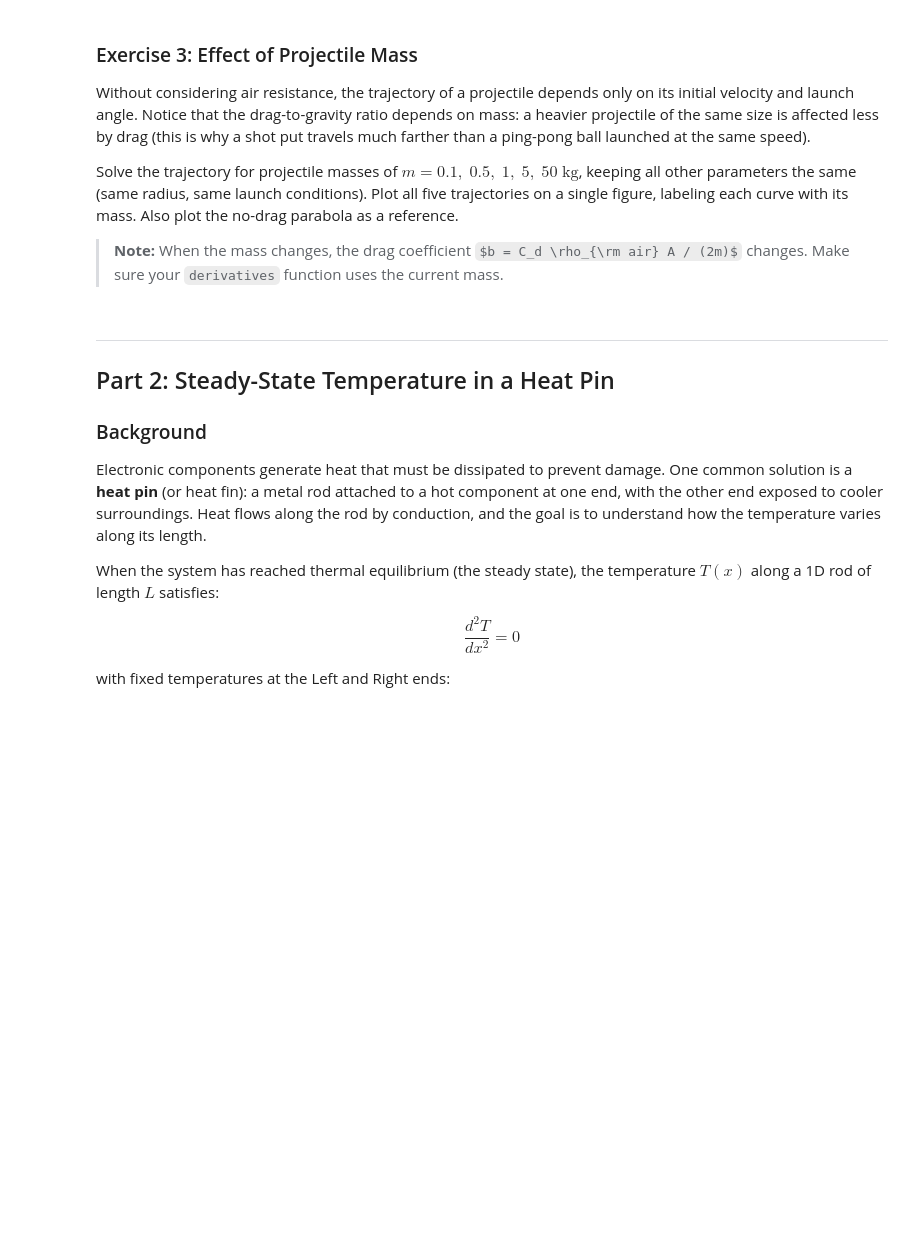
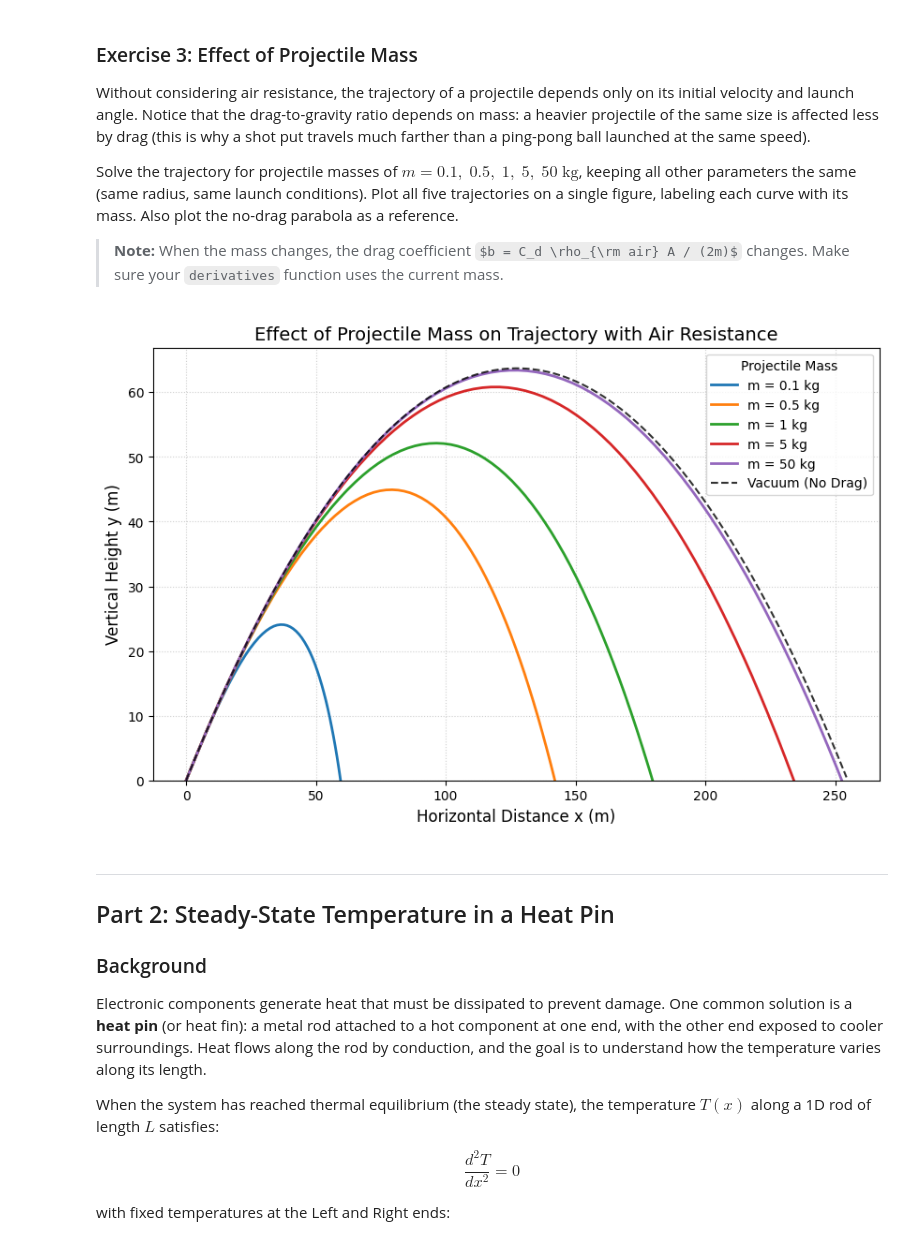
Before and after one commit to ryanmoritz1213/numerical-methods, a Jupyter notebook: assignments/week_09/odes_pdes.ipynb, the cells around one changed output. Saved outputs shown, nothing was run; the diff lists cells and outputs as text; code cells hidden in the pictures; some formulas as TeX source; blank space fills up the shorter version.

```diff
--- a/assignments/week_09/odes_pdes.ipynb
+++ b/assignments/week_09/odes_pdes.ipynb
@@ -165,6 +242,38 @@ Solve the trajectory for projectile masses of $m = 0.1,\; 0.5,\; 1,\; 5,\; 50\;\
 > **Note:** When the mass changes, the drag coefficient $b = C_d \rho_{\rm air} A / (2m)$ changes. Make sure your `derivatives` function uses the current mass.
 # %%
 # solve and plot trajectories for multiple masses
+mass_list = [0.1, 0.5, 1, 5, 50]
+
+plt.figure(figsize=(10, 6))
+
+for m_val in mass_list:
+    m = m_val
+
+    # Solve the IVP with current mass
+    sol = solve_ivp(derivatives, (0, 30), u0, events=ground_hit, max_step=0.1)
+
+    # Plot the resulting trajectory
+    plt.plot(sol.y[0], sol.y[1], label=f'm = {m_val} kg', lw=2)
+
+t_vac = np.linspace(0, 10, 500)
+vx0, vy0 = u0[2], u0[3]
+x_vac = vx0 * t_vac
+y_vac = vy0 * t_vac - 0.5 * g * t_vac**2
+
+# Mask to keep the line above ground
+mask = y_vac >= 0
+plt.plot(x_vac[mask], y_vac[mask], 'k--', label='Vacuum (No Drag)', alpha=0.8)
+
+# Final Formatting
+plt.title('Effect of Projectile Mass on Trajectory with Air Resistance', fontsize=14)
+plt.xlabel('Horizontal Distance x (m)', fontsize=12)
+plt.ylabel('Vertical Height y (m)', fontsize=12)
+plt.legend(title="Projectile Mass")
+plt.grid(True, linestyle=':', alpha=0.6)
+plt.ylim(bottom=0)
+plt.show()
+# %% [output]
+[figure, added]
 # %% [markdown]
 ---
 ## Part 2: Steady-State Temperature in a Heat Pin
```
Also changed, not shown: parts of 13 cells of this notebook.
